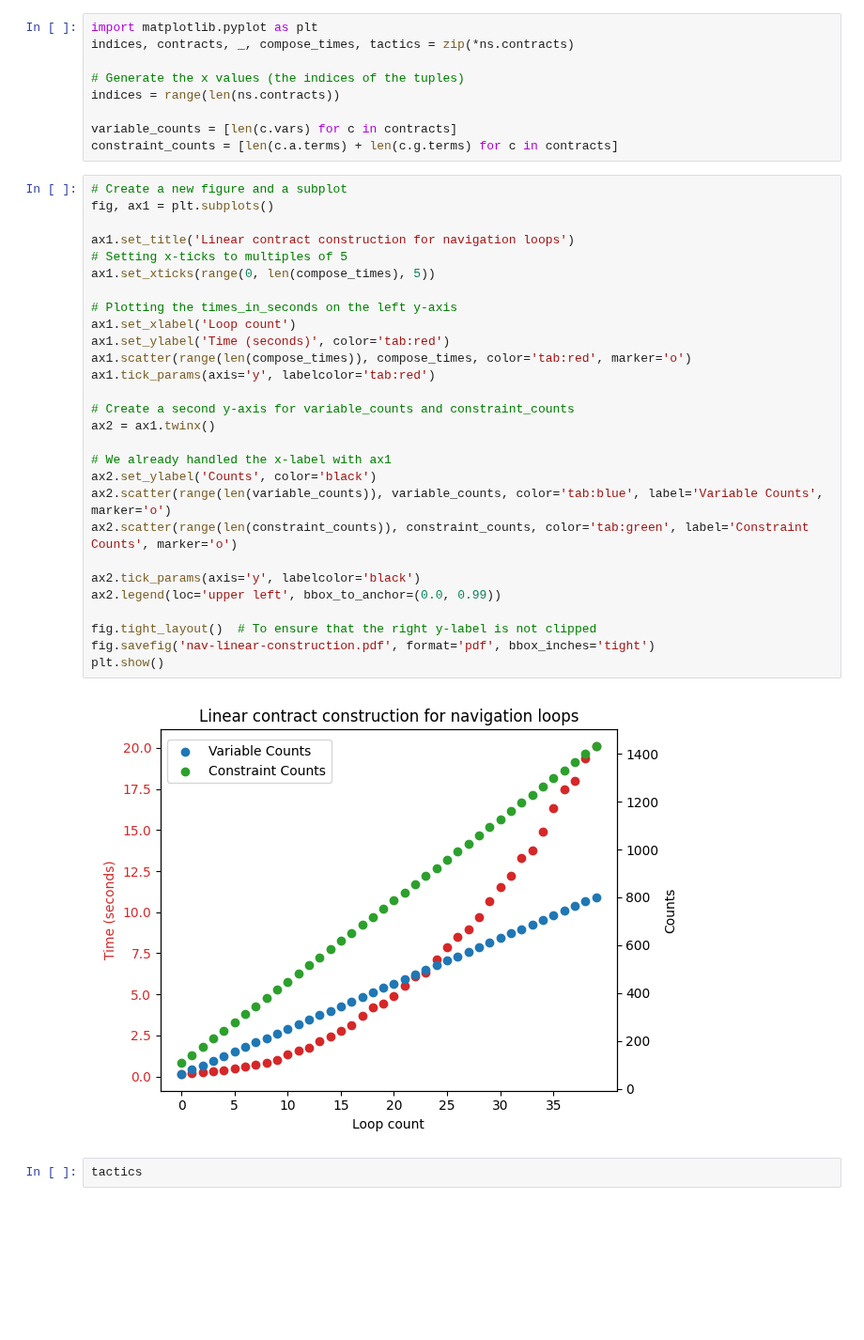
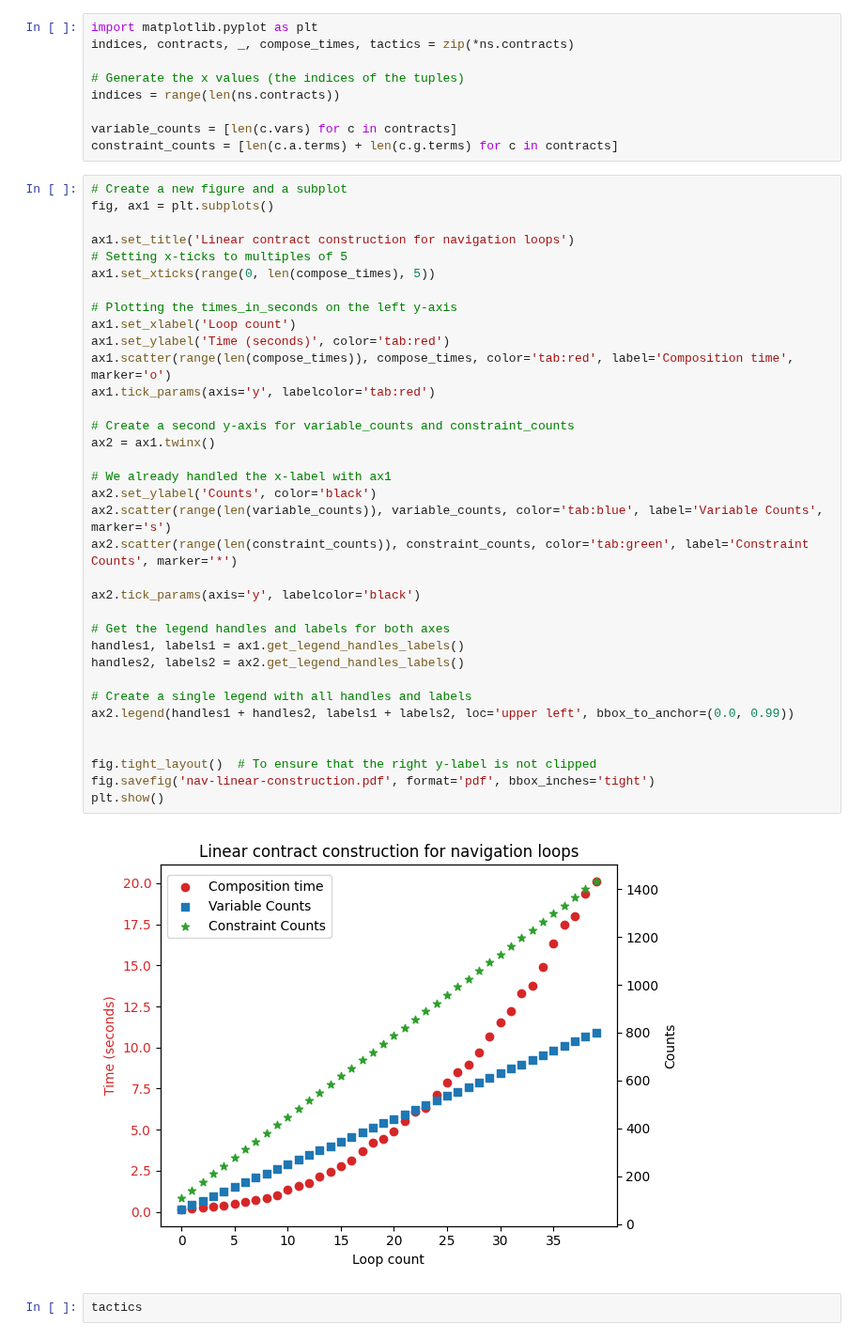
Before and after one commit to pacti-org/cs-space-mission, a Jupyter notebook: space_mission/nav_linear.ipynb, the cells around one changed output. Shown at 94% size. Saved outputs shown, nothing was run; the diff lists cells and outputs as text; blank space fills up the shorter version.

Commit message:
updated figure.

```diff
--- a/space_mission/nav_linear.ipynb
+++ b/space_mission/nav_linear.ipynb
@@ -44,33 +44,40 @@ constraint_counts = [len(c.a.terms) + len(c.g.terms) for c in contracts]
 # %%
 # Create a new figure and a subplot
 fig, ax1 = plt.subplots()
 
 ax1.set_title('Linear contract construction for navigation loops')
 # Setting x-ticks to multiples of 5
 ax1.set_xticks(range(0, len(compose_times), 5))
 
 # Plotting the times_in_seconds on the left y-axis
 ax1.set_xlabel('Loop count')
 ax1.set_ylabel('Time (seconds)', color='tab:red')
-ax1.scatter(range(len(compose_times)), compose_times, color='tab:red', marker='o')
+ax1.scatter(range(len(compose_times)), compose_times, color='tab:red', label='Composition time', marker='o')
 ax1.tick_params(axis='y', labelcolor='tab:red')
 
 # Create a second y-axis for variable_counts and constraint_counts
 ax2 = ax1.twinx()
 
 # We already handled the x-label with ax1
 ax2.set_ylabel('Counts', color='black')
-ax2.scatter(range(len(variable_counts)), variable_counts, color='tab:blue', label='Variable Counts', marker='o')
-ax2.scatter(range(len(constraint_counts)), constraint_counts, color='tab:green', label='Constraint Counts', marker='o')
+ax2.scatter(range(len(variable_counts)), variable_counts, color='tab:blue', label='Variable Counts', marker='s')
+ax2.scatter(range(len(constraint_counts)), constraint_counts, color='tab:green', label='Constraint Counts', marker='*')
 
 ax2.tick_params(axis='y', labelcolor='black')
-ax2.legend(loc='upper left', bbox_to_anchor=(0.0, 0.99))
+
+# Get the legend handles and labels for both axes
+handles1, labels1 = ax1.get_legend_handles_labels()
+handles2, labels2 = ax2.get_legend_handles_labels()
+
+# Create a single legend with all handles and labels
+ax2.legend(handles1 + handles2, labels1 + labels2, loc='upper left', bbox_to_anchor=(0.0, 0.99))
+
 
 fig.tight_layout()  # To ensure that the right y-label is not clipped
 fig.savefig('nav-linear-construction.pdf', format='pdf', bbox_inches='tight')
 plt.show()
 # %% [output]
-[figure, old version]
+[figure, new version]
 # %%
 tactics
 # %% [output]
```
Also changed, not shown: 1 other file.
